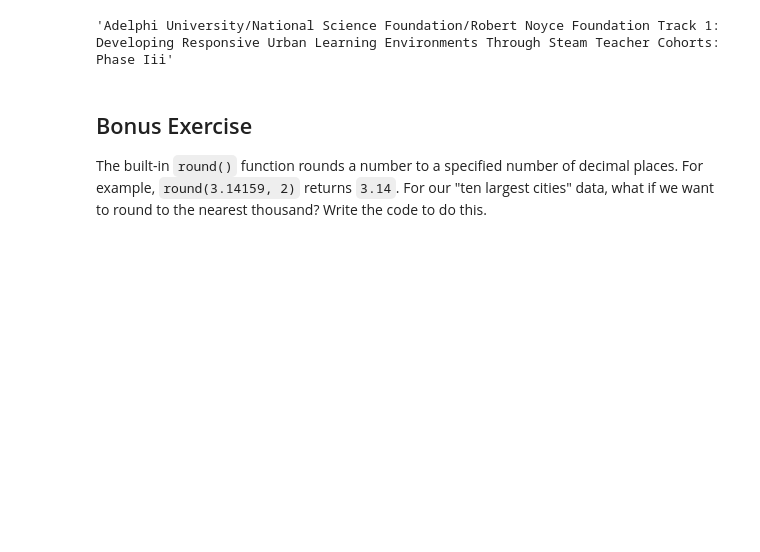
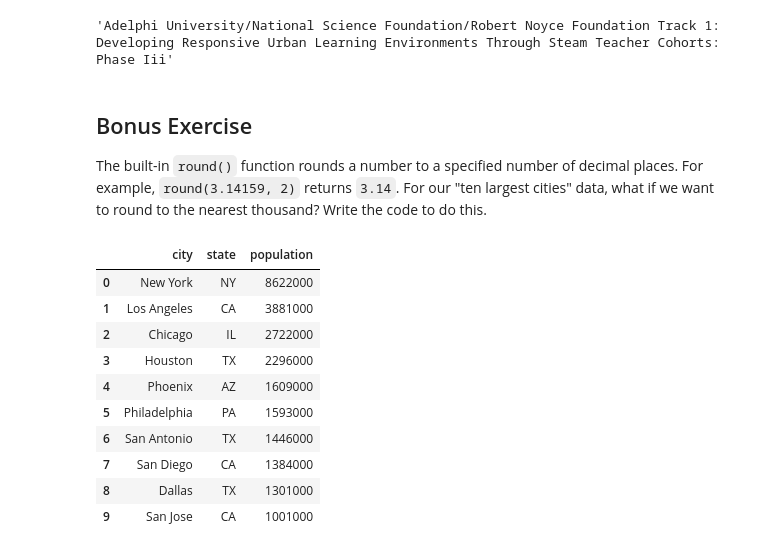
Before and after one commit to mcuringa/cartopy, a Jupyter notebook: notebooks/lab-1.ipynb, the cells around one changed output. Saved outputs shown, nothing was run; the diff lists cells and outputs as text; code cells hidden in the pictures; blank space fills up the shorter version.

```diff
--- a/notebooks/lab-1.ipynb
+++ b/notebooks/lab-1.ipynb
@@ -136,3 +137,24 @@ The built-in `round()` function rounds a number to a
 specified number of decimal places. For example, `round(3.14159, 2)`
 returns `3.14`. For our "ten largest cities" data, what if we want
 to round to the nearest thousand? Write the code to do this.
+# %%
+ny_pop = 8622467
+ny_rounded = ny_pop // 1000 * 1000
+ny_rounded  # equals 8_622_000
+
+cities["pop_rounded"] = cities["population"] // 1000 * 1000
+cities = pd.read_csv("https://raw.githubusercontent.com/mcuringa/cartopy/main/notebooks/data/us-cities.csv")
+
+round(cities.head(10), -3)
+# %% [output]
+|  | city | state | population |
+| 0 | New York | NY | 8622000 |
+| 1 | Los Angeles | CA | 3881000 |
+| 2 | Chicago | IL | 2722000 |
+| 3 | Houston | TX | 2296000 |
+| 4 | Phoenix | AZ | 1609000 |
+| 5 | Philadelphia | PA | 1593000 |
+| 6 | San Antonio | TX | 1446000 |
+| 7 | San Diego | CA | 1384000 |
+| 8 | Dallas | TX | 1301000 |
+| 9 | San Jose | CA | 1001000 |
```
Also changed, not shown: parts of 1 cell of this notebook, 9 other files.
